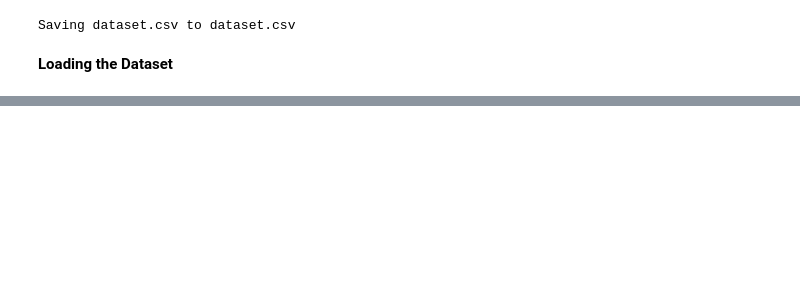
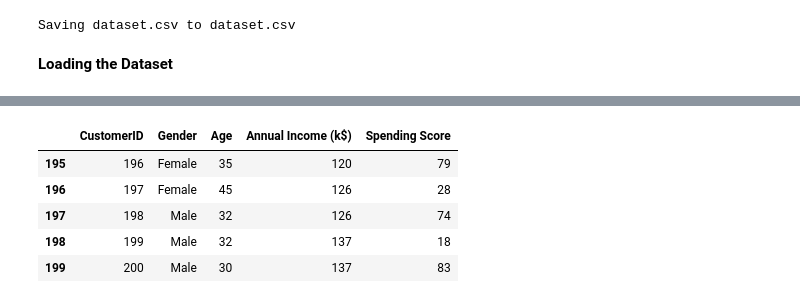
Before and after one commit to shubhamrai1318/Income_Spent_Using_Hierarchial_clusterring, a Jupyter notebook: Income_Spent_Using_Hierarchial_clusterring.ipynb, the cells around one changed output, grey strips where cells are left out. Cells and saved outputs as stored; diff of their text form; code cells hidden in the pictures; blank space fills up the shorter version.

```diff
--- a/Income_Spent_Using_Hierarchial_clusterring.ipynb
+++ b/Income_Spent_Using_Hierarchial_clusterring.ipynb
@@ -22,0 +34,9 @@ df = pd.read_csv('dataset.csv')
+# %%
+df.tail()
+# %% [output]
+|  | CustomerID | Gender | Age | Annual Income (k$) | Spending Score |
+| 195 | 196 | Female | 35 | 120 | 79 |
+| 196 | 197 | Female | 45 | 126 | 28 |
+| 197 | 198 | Male | 32 | 126 | 74 |
+| 198 | 199 | Male | 32 | 137 | 18 |
+| 199 | 200 | Male | 30 | 137 | 83 |
```
Also changed, not shown: parts of 6 cells of this notebook.
